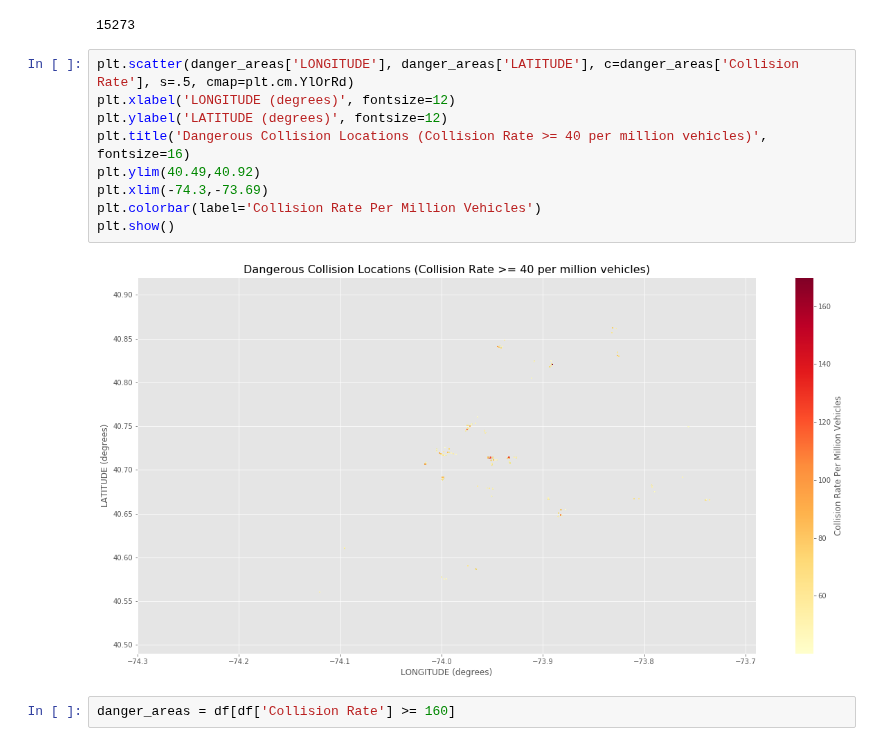
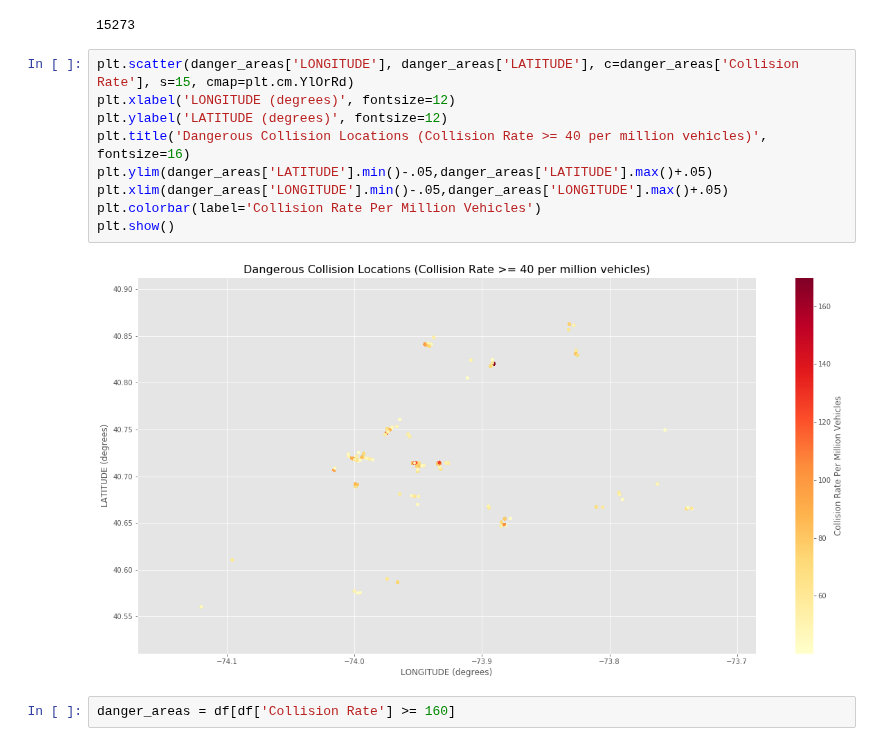
Before and after one commit to nealrea/collisionViz, a Jupyter notebook: data_exploration/data_normalization.ipynb, the cells around one changed output. Cells and saved outputs as stored; diff of their text form.

Commit message:
fixed scaling for dangerous intersections plots

```diff
--- a/data_exploration/data_normalization.ipynb
+++ b/data_exploration/data_normalization.ipynb
@@ -169,16 +169,16 @@ len(danger_areas)
 # %% [output]
 15273
 # %%
-plt.scatter(danger_areas['LONGITUDE'], danger_areas['LATITUDE'], c=danger_areas['Collision Rate'], s=.5, cmap=plt.cm.YlOrRd)
+plt.scatter(danger_areas['LONGITUDE'], danger_areas['LATITUDE'], c=danger_areas['Collision Rate'], s=15, cmap=plt.cm.YlOrRd)
 plt.xlabel('LONGITUDE (degrees)', fontsize=12)
 plt.ylabel('LATITUDE (degrees)', fontsize=12)
 plt.title('Dangerous Collision Locations (Collision Rate >= 40 per million vehicles)', fontsize=16)
-plt.ylim(40.49,40.92)
-plt.xlim(-74.3,-73.69)
+plt.ylim(danger_areas['LATITUDE'].min()-.05,danger_areas['LATITUDE'].max()+.05)
+plt.xlim(danger_areas['LONGITUDE'].min()-.05,danger_areas['LONGITUDE'].max()+.05)
 plt.colorbar(label='Collision Rate Per Million Vehicles')
 plt.show()
 # %% [output]
-[figure, old version]
+[figure, new version]
 # %%
 danger_areas = df[df['Collision Rate'] >= 160]
 # %%
```
Also changed, not shown: parts of 1 cell of this notebook.
